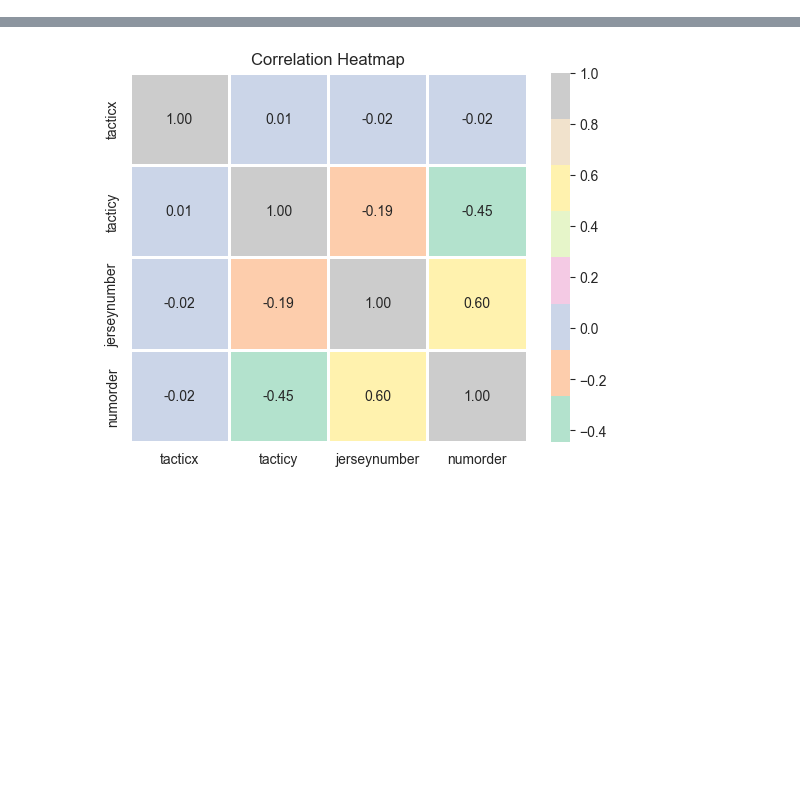
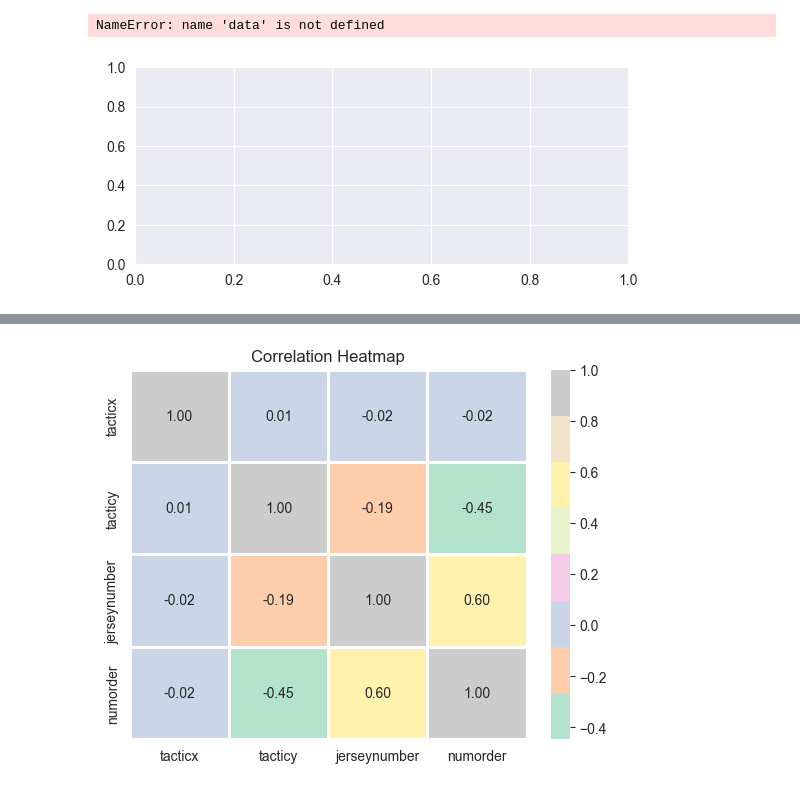
Before and after one commit to SFETNI/Omdena-UEFAEURO2024, a Jupyter notebook: task2-data-analysis/match_line_ups.ipynb, the cells around one changed output, grey strips where cells are left out. Drawn from its saved outputs; the diff is of its cells as text; code cells hidden in the pictures; blank space fills up the shorter version.

```diff
--- a/task2-data-analysis/match_line_ups.ipynb
+++ b/task2-data-analysis/match_line_ups.ipynb
@@ -3,5 +3,3 @@ import numpy as np
 import pandas as pd
 import matplotlib.pyplot as plt
 import seaborn as sns
-# %%
-data = pd.read_csv("/Users/tsovinarbabakhanyan/Desktop/TunisiaLocalChapter_UEFAEURO2024/Datasets/match_line_ups.csv")
@@ -180,12 +5,0 @@ plt.show()
-# %%
-# Assuming 'data' is your DataFrame
-data['country'] = data['country'].astype(str)  # Convert 'quality' to categorical
-
-plt.figure(figsize=(10, 8))
-
-# Using Seaborn to create a violin plot
-sns.violinplot(x="tacticx", y="tacticy",data=data)
-plt.title('Violin Plot for Tacticx and Tacticy')
-plt.xlabel('Tacticx')
-plt.ylabel('Tacticy')
-plt.show()
@@ -215,0 +133,20 @@ data1 = data[['tacticx','tacticy','jerseynumber','numorder']]
+# %%
+# Set Seaborn style
+sns.set_style("darkgrid")
+
+# Identify numerical columns
+numerical_columns = match_line_ups.select_dtypes(include=["int64", "float64"]).columns
+
+# Plot distribution of each numerical feature
+plt.figure(figsize=(14, len(numerical_columns) * 3))
+for idx, feature in enumerate(numerical_columns, 1):
+    plt.subplot(len(numerical_columns), 2, idx)
+    sns.histplot(data[feature], kde=True)
+    plt.title(f"{feature} | Skewness: {round(data[feature].skew(), 2)}")
+
+# Adjust layout and show plots
+plt.tight_layout()
+plt.show()
+# %% [output]
+NameError: name 'data' is not defined
+[figure, added]
```
Also changed, not shown: parts of 44 cells of this notebook, 1 other file.
